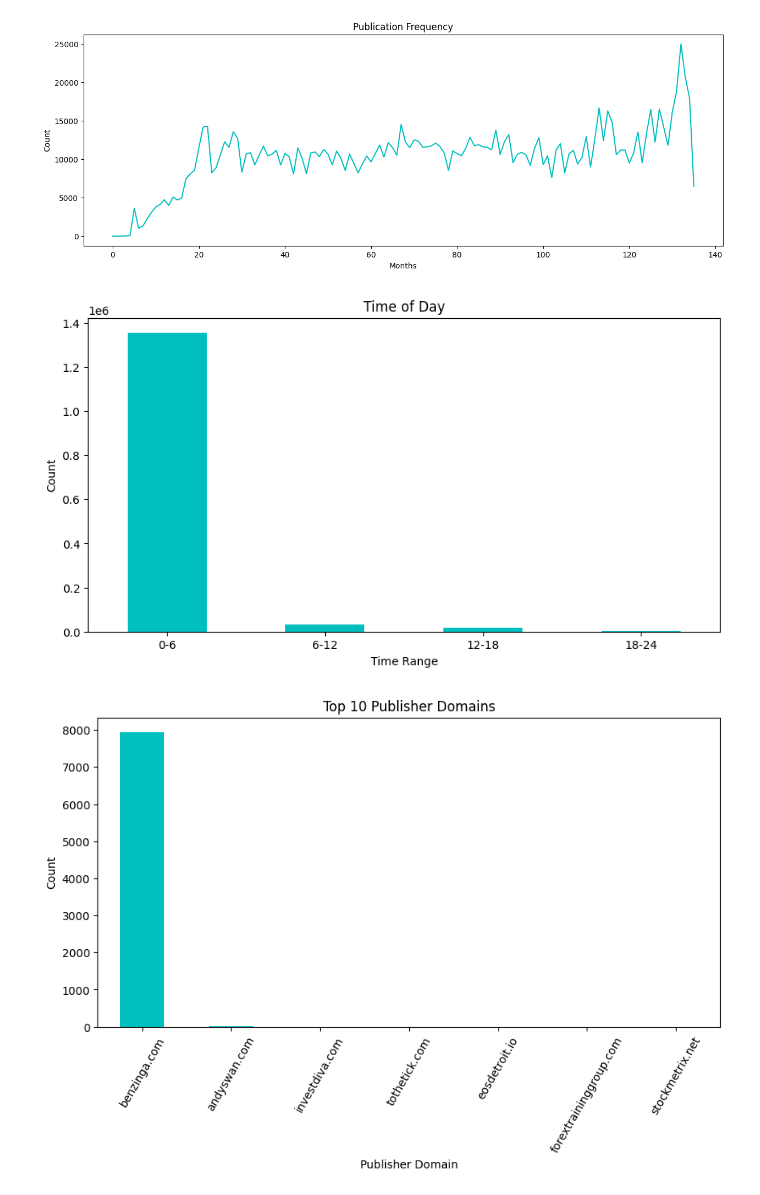
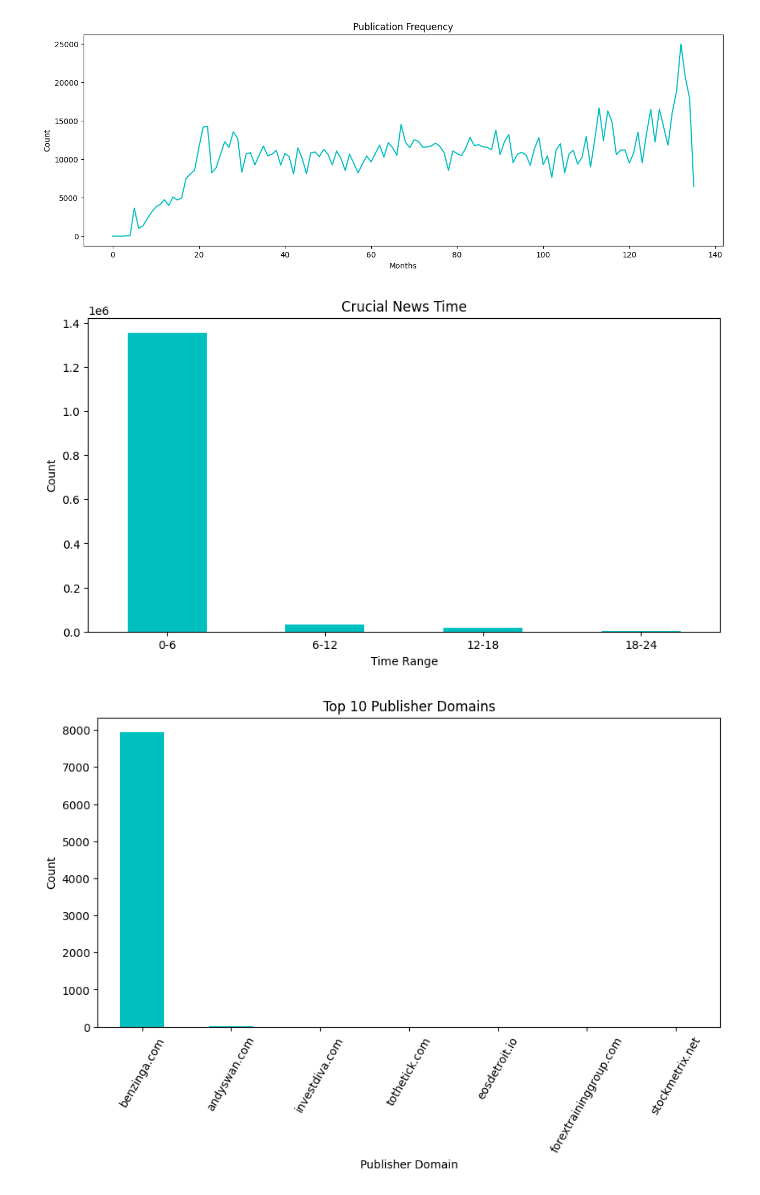
Before and after one commit to IamYunusAli/FNSPID, a Jupyter notebook: notebooks/analysis.ipynb, the cells around one changed output. Drawn from its saved outputs; the diff is of its cells as text; code cells hidden in the pictures.

```diff
--- a/notebooks/analysis.ipynb
+++ b/notebooks/analysis.ipynb
@@ -6,5 +9,5 @@ from textblob import TextBlob
 # %%
-data = pd.read_csv('data/raw_analyst_ratings.csv')
+data = load_data('data/raw_analyst_ratings.csv')
 # %%
 data.head()
 # %% [output]
@@ -120,32 +107,28 @@ plt.show()
 # %%
 #crucial news time
 
 data['date'] = pd.to_datetime(data['date'], format='ISO8601')
 data['hour'] = data['date'].dt.hour
 
 def time_range(hour):
     if 0 <= hour < 6:
         return '0-6'
     elif 6 <= hour < 12:
         return '6-12'
     elif 12 <= hour < 18:
         return '12-18'
     else:
         return '18-24'
 
 
 data['time_range'] = data['hour'].apply(time_range)
 time_range = data['time_range'].value_counts()
 
 plt.figure(figsize=(10,5))
 time_range.plot(kind='bar', color='c')
-plt.title('Time of Day')
-plt.xlabel('Time Range')
-plt.ylabel('Count')
-plt.xticks(rotation=0)
-plt.show()
+plot_data('Crucial News Time', 'Time Range', 'Count', degree=0)
 # %% [output]
-[figure, old version]
+[figure, new version]
 # %%
 #publisher analysis
 # post done by a domain
```
Also changed, not shown: parts of 9 cells of this notebook.
